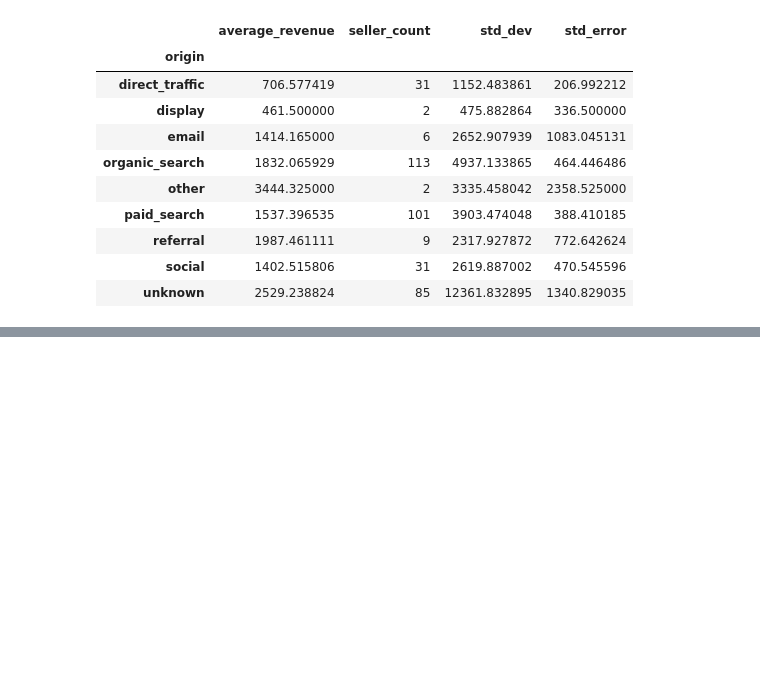
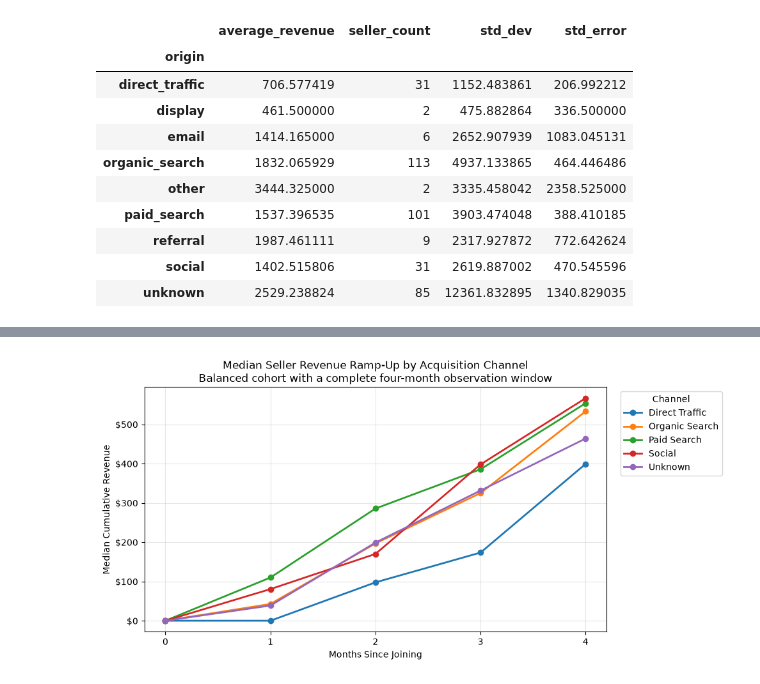
Before and after one commit to cenithamal/seller-acquisition-cac-ltv, a Jupyter notebook: notebooks/01_explore_data.ipynb, the cells around one changed output, grey strips where cells are left out. Cells and saved outputs as stored; diff of their text form; code cells hidden in the pictures; blank space fills up the shorter version.

```diff
--- a/notebooks/01_explore_data.ipynb
+++ b/notebooks/01_explore_data.ipynb
@@ -189,0 +580,48 @@ max_won_date
+# %%
+valid_channels = (
+    proper_ramp_df
+    .groupby("origin")["seller_count"]
+    .first()
+    .loc[lambda x: x >= 10]
+    .index
+)
+
+plot_df = proper_ramp_df[
+    proper_ramp_df["origin"].isin(valid_channels)
+].copy()
+# %%
+import matplotlib.pyplot as plt
+from matplotlib.ticker import StrMethodFormatter
+
+fig, ax = plt.subplots(figsize=(10, 5))
+
+for channel, data in plot_df.groupby("origin"):
+    data = data.sort_values("months_since_joining")
+
+    ax.plot(
+        data["months_since_joining"],
+        data["median_revenue"],
+        marker="o",
+        linewidth=2,
+        label=channel.replace("_", " ").title()
+    )
+
+ax.set_title(
+    "Median Seller Revenue Ramp-Up by Acquisition Channel\n"
+    "Balanced cohort with a complete four-month observation window"
+)
+ax.set_xlabel("Months Since Joining")
+ax.set_ylabel("Median Cumulative Revenue")
+ax.set_xticks(range(HORIZON + 1))
+ax.yaxis.set_major_formatter(StrMethodFormatter("${x:,.0f}"))
+ax.grid(alpha=0.3)
+ax.legend(
+    title="Channel",
+    bbox_to_anchor=(1.02, 1),
+    loc="upper left"
+)
+
+plt.tight_layout()
+plt.show()
+# %% [output]
+[figure, added]
```
Also changed, not shown: parts of 24 cells of this notebook, 3 other files.
